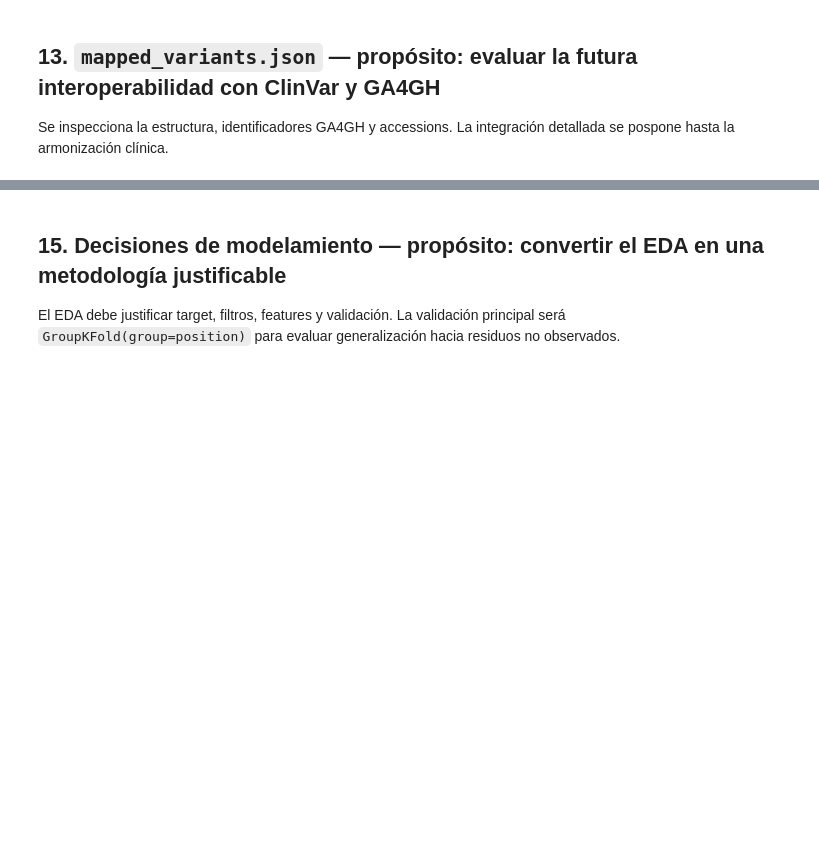
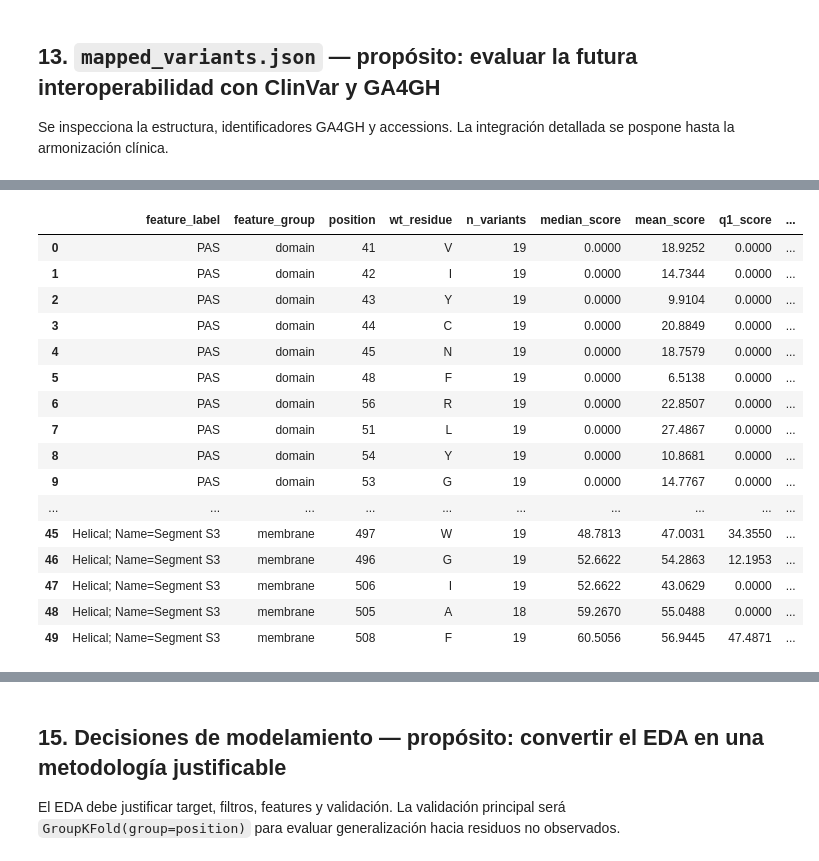
Before and after one commit to diegoALJ/byte2beat-cardiovus, a Jupyter notebook: notebooks/01_eda_functional.ipynb, the cells around one changed output, grey strips where cells are left out. Cells and saved outputs as stored; diff of their text form; code cells hidden in the pictures; blank space fills up the shorter version.

```diff
--- a/notebooks/01_eda_functional.ipynb
+++ b/notebooks/01_eda_functional.ipynb
@@ -1634,0 +2649,75 @@ else:
+# %%
+intolerant_position_rows = []
+
+for feature in analysis_features.itertuples(
+    index=False
+):
+    feature_positions = (
+        position_score_summary.loc[
+            position_score_summary[
+                "position"
+            ].between(
+                int(feature.start),
+                int(feature.end),
+            )
+        ]
+        .sort_values(
+            "median_score"
+        )
+        .head(10)
+        .copy()
+    )
+
+    if feature_positions.empty:
+        continue
+
+    feature_positions.insert(
+        0,
+        "feature_label",
+        feature.feature_label,
+    )
+    feature_positions.insert(
+        1,
+        "feature_group",
+        feature.feature_group,
+    )
+
+    intolerant_position_rows.append(
+        feature_positions
+    )
+
+if intolerant_position_rows:
+    intolerant_positions_df = pd.concat(
+        intolerant_position_rows,
+        ignore_index=True,
+    )
+else:
+    intolerant_positions_df = pd.DataFrame()
+
+display(
+    intolerant_positions_df.head(50)
+)
+
+intolerant_positions_df.to_csv(
+    EDA_REPORTS_DIR
+    / "kcnh2_intolerant_positions_by_feature.csv",
+    index=False,
+)
+# %% [output]
+|  | feature_label | feature_group | position | wt_residue | n_variants | median_score | mean_score | q1_score | ... |
+| 0 | PAS | domain | 41 | V | 19 | 0.0000 | 18.9252 | 0.0000 | ... |
+| 1 | PAS | domain | 42 | I | 19 | 0.0000 | 14.7344 | 0.0000 | ... |
+| 2 | PAS | domain | 43 | Y | 19 | 0.0000 | 9.9104 | 0.0000 | ... |
+| 3 | PAS | domain | 44 | C | 19 | 0.0000 | 20.8849 | 0.0000 | ... |
+| 4 | PAS | domain | 45 | N | 19 | 0.0000 | 18.7579 | 0.0000 | ... |
+| 5 | PAS | domain | 48 | F | 19 | 0.0000 | 6.5138 | 0.0000 | ... |
+| 6 | PAS | domain | 56 | R | 19 | 0.0000 | 22.8507 | 0.0000 | ... |
+| 7 | PAS | domain | 51 | L | 19 | 0.0000 | 27.4867 | 0.0000 | ... |
+| 8 | PAS | domain | 54 | Y | 19 | 0.0000 | 10.8681 | 0.0000 | ... |
+| 9 | PAS | domain | 53 | G | 19 | 0.0000 | 14.7767 | 0.0000 | ... |
+| ... | ... | ... | ... | ... | ... | ... | ... | ... | ... |
+| 45 | Helical; Name=Segment S3 | membrane | 497 | W | 19 | 48.7813 | 47.0031 | 34.3550 | ... |
+| 46 | Helical; Name=Segment S3 | membrane | 496 | G | 19 | 52.6622 | 54.2863 | 12.1953 | ... |
+| 47 | Helical; Name=Segment S3 | membrane | 506 | I | 19 | 52.6622 | 43.0629 | 0.0000 | ... |
+| 48 | Helical; Name=Segment S3 | membrane | 505 | A | 18 | 59.2670 | 55.0488 | 0.0000 | ... |
+| 49 | Helical; Name=Segment S3 | membrane | 508 | F | 19 | 60.5056 | 56.9445 | 47.4871 | ... |
```
Also changed, not shown: parts of 48 cells of this notebook, 12 other files.
